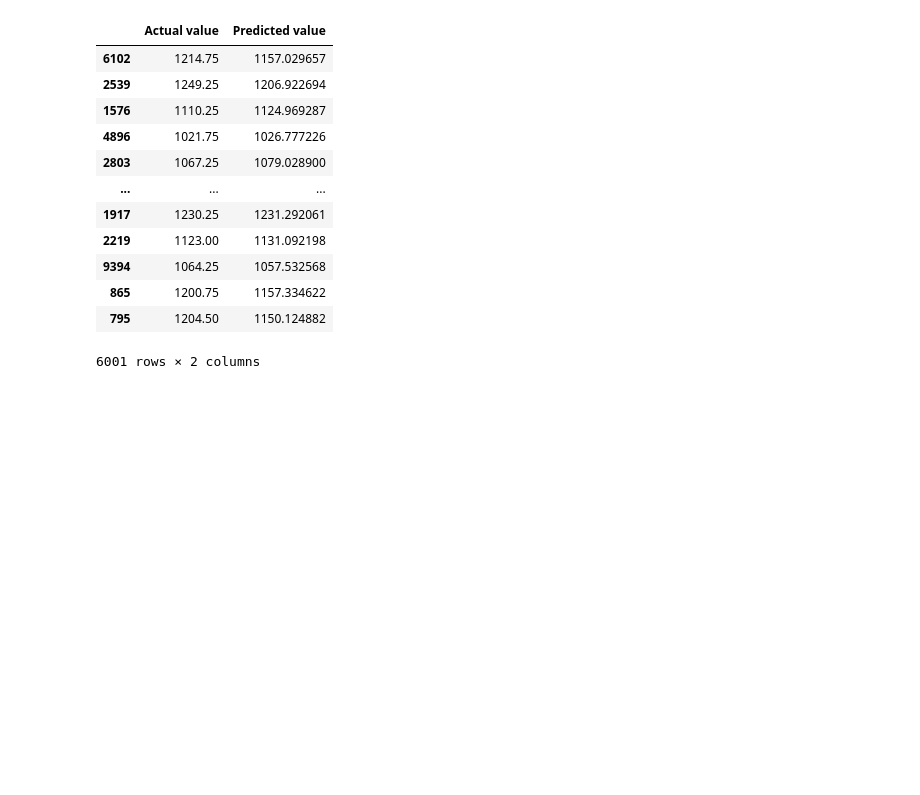
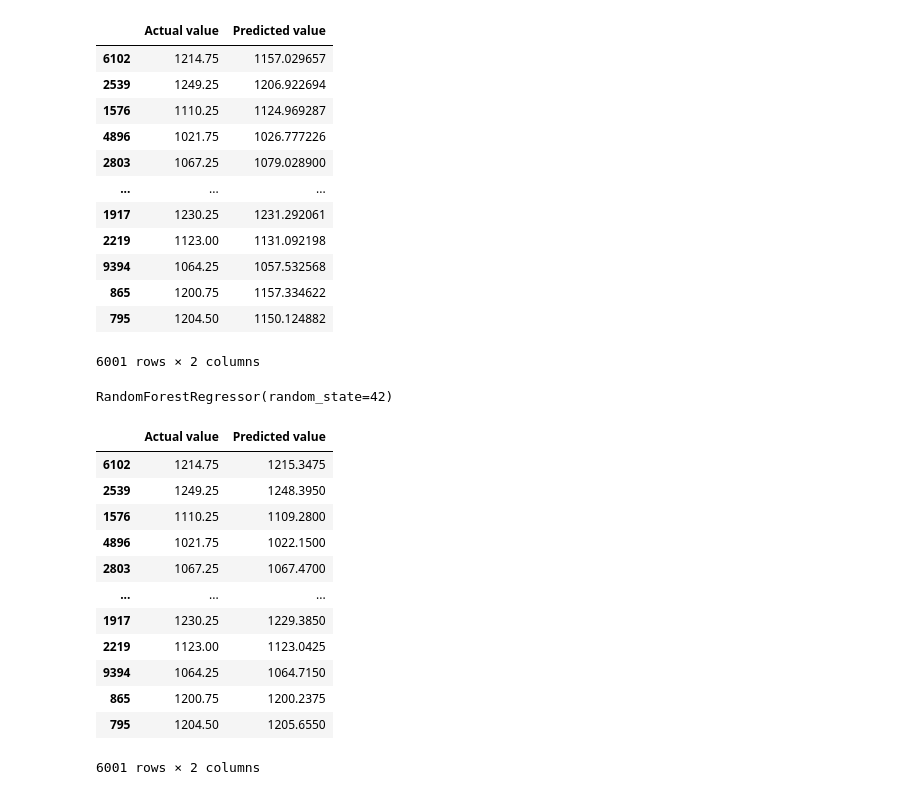
Before and after one commit to simonswe/prosperity2_traderbots, a Jupyter notebook: round2/orchids.ipynb, the cells around one changed output. Cells and saved outputs as stored; diff of their text form; code cells hidden in the pictures; blank space fills up the shorter version.

Commit message:
random forests

```diff
--- a/round2/orchids.ipynb
+++ b/round2/orchids.ipynb
@@ -71,3 +74,28 @@ reg_model_diff
 | 865 | 1200.75 | 1157.334622 |
 | 795 | 1204.50 | 1150.124882 |
 6001 rows × 2 columns
+# %%
+random_forest_model = RandomForestRegressor(n_estimators=100, random_state=42)
+# %%
+random_forest_model.fit(x_train, y_train)
+# %% [output]
+RandomForestRegressor(random_state=42)
+# %%
+y_pred_forest = random_forest_model.predict(x_test)
+# %%
+forest_model_diff = pd.DataFrame({'Actual value': y_test, 'Predicted value': y_pred_forest})
+forest_model_diff
+# %% [output]
+|  | Actual value | Predicted value |
+| 6102 | 1214.75 | 1215.3475 |
+| 2539 | 1249.25 | 1248.3950 |
+| 1576 | 1110.25 | 1109.2800 |
+| 4896 | 1021.75 | 1022.1500 |
+| 2803 | 1067.25 | 1067.4700 |
+| ... | ... | ... |
+| 1917 | 1230.25 | 1229.3850 |
+| 2219 | 1123.00 | 1123.0425 |
+| 9394 | 1064.25 | 1064.7150 |
+| 865 | 1200.75 | 1200.2375 |
+| 795 | 1204.50 | 1205.6550 |
+6001 rows × 2 columns
```
Also changed, not shown: parts of 4 cells of this notebook.
